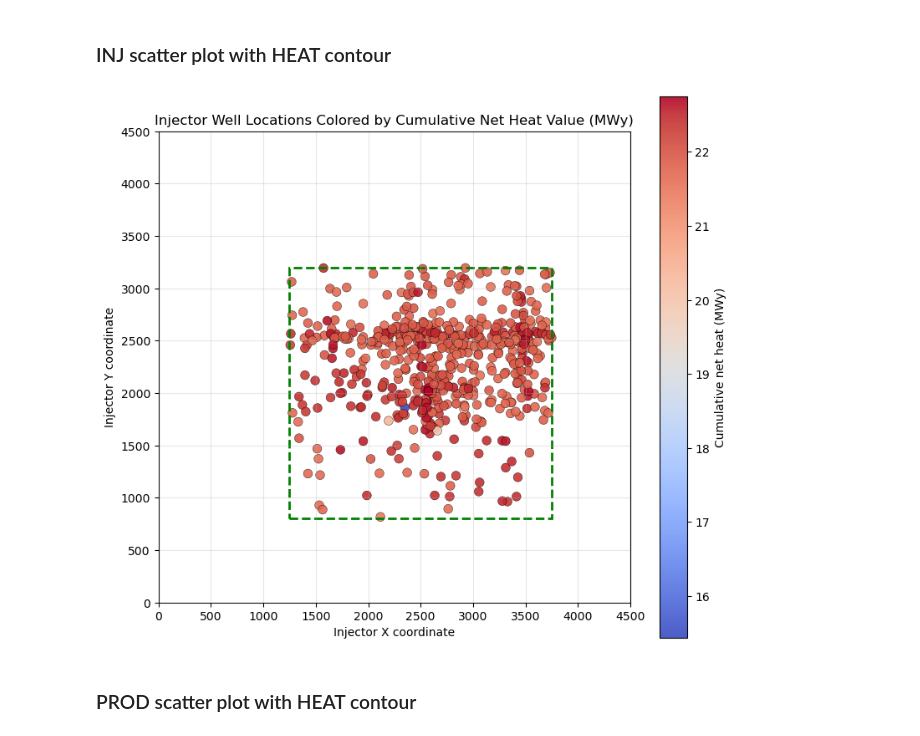
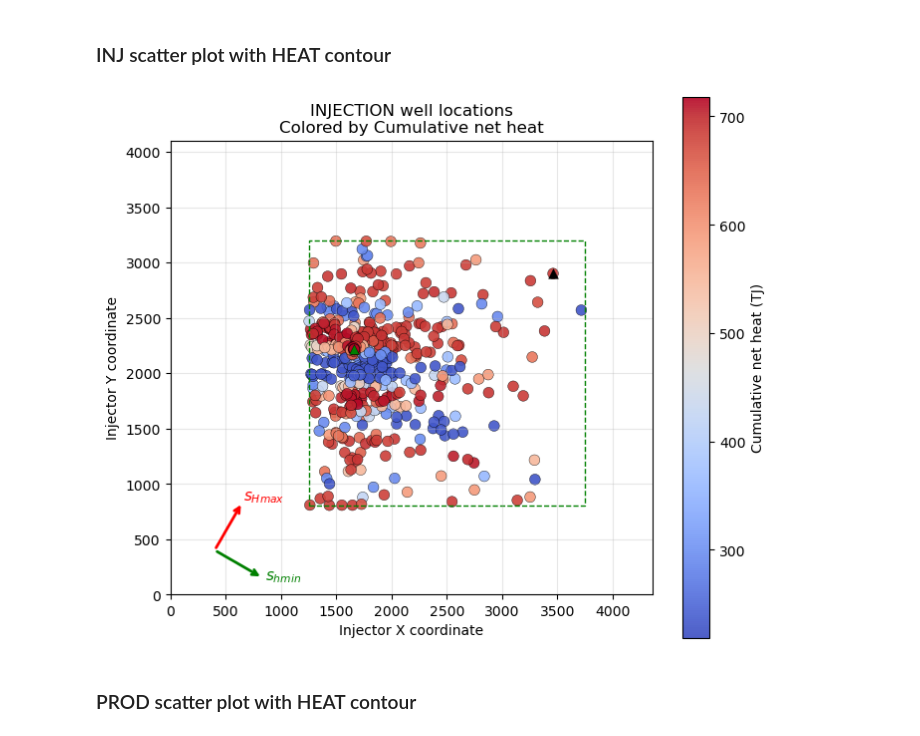
Before and after one commit to VITObelgium/URGENT_RiskManagementToolbox, a Jupyter notebook: examples/complex_model_geomech/postprocessing.ipynb, the cells around one changed output. Drawn from its saved outputs; the diff is of its cells as text; code cells hidden in the pictures.

```diff
--- a/examples/complex_model_geomech/postprocessing.ipynb
+++ b/examples/complex_model_geomech/postprocessing.ipynb
@@ -17,7 +17,7 @@ from matplotlib import colors
 
 Specify zip file location
 # %%
-zipfile_path = Path("../../log/run_results_2026-05-01_12-22-27.zip")  # Update this path to your ZIP file
+zipfile_path = Path("../../log/run_results_a2863f16_2026-05-23_06-21-49_COMPLETED.zip")  # Update this path to your ZIP file
 print(zipfile_path.resolve())
 
 # Specify search bounds from optimization configuration
@@ -263,6 +263,11 @@ def prepare_generation_summary_for_plot(df_objectivefunction):
 # %%
 df_controlvector = load_control_vector_logger(zipfile_path, target_name="control_vector_logger.csv")
 cols = infer_required_columns(df_controlvector)
+
+# Energy unit conversion from MWy to TJ (1 MWy = 31.558 Tj)
+conv = 31.558
+heat_cols1 = [c for c in df_controlvector.columns if "Heat" in c]
+df_controlvector[heat_cols1] = df_controlvector[heat_cols1] * conv
 
 print("Detected columns:")
 for key, value in cols.items():
@@ -278,6 +283,9 @@ display(optimized_case)
 
 df_objectivefunction = load_generation_summary(zipfile_path)
 df_plot_summary, ind_cols = prepare_generation_summary_for_plot(df_objectivefunction)
+
+heat_cols2 = [c for c in df_plot_summary.columns if "Heat" in c]
+df_plot_summary[heat_cols2] = df_plot_summary[heat_cols2] * conv
 # %% [output]
 Loaded 'control_vector_logger.csv' from ZIP archive.
 Columns found:
@@ -458,55 +523,77 @@ plot_combined_well_locations(df_controlvector, cols)
 ### INJ scatter plot with HEAT contour
 # %%
 def plot_injector_by_objective(df_cv, cols):
-    fig, ax = plt.subplots(figsize=(8, 7))
+    fig, ax = plt.subplots(figsize=(7, 6))
 
     norm = colors.Normalize(
         vmin=df_cv[cols["objective"]].min(),
         vmax=df_cv[cols["objective"]].max()
     )
 
-    sc = ax.scatter(
-        df_cv[cols["inj_x"]],
-        df_cv[cols["inj_y"]],
-        c=df_cv[cols["objective"]],
-        cmap="coolwarm",
-        norm=norm,
-        s=60,
-        edgecolor="black",
-        linewidth=0.3,
-        alpha=0.9
-    )
+
+    # Optional trimming to focus on higher objective values
+    trimmed = False
+    df_trimmed = df_cv[df_cv[cols["objective"]] > 700.00]
+
+    if trimmed:
+        sc = ax.scatter(
+            df_trimmed[cols["inj_x"]],
+            df_trimmed[cols["inj_y"]],
+            c=df_trimmed[cols["objective"]],
+            cmap="coolwarm",
+            norm=norm,
+            s=60,
+            edgecolor="black",
+            linewidth=0.3,
+            alpha=0.9)
+    else:
+        sc = ax.scatter(
+            df_cv[cols["inj_x"]],
+            df_cv[cols["inj_y"]],
+            c=df_cv[cols["objective"]],
+            cmap="coolwarm",
+            norm=norm,
+            s=60,
+            edgecolor="black",
+            linewidth=0.3,
+            alpha=0.9)
 
     # draw optimizer search bounds rectangle if all limits are provided
     rect = Rectangle(
         (search_xmin, search_ymin),
          search_xmax - search_xmin,
          search_ymax - search_ymin,
             fill=False,
             edgecolor="green",
             linestyle="--",
-            linewidth=2,
+            linewidth=1,
             label="Search bounds"
         )
 
+    # Base case and optimized case points
+    add_casepoints_inj(ax)
+
+    # Stress direction arrows
+    add_stress_arrows(ax, origin=(400, 400), length=500)
+
     cbar = plt.colorbar(sc, ax=ax)
-    cbar.set_label("Cumulative net heat (MWy)")
+    cbar.set_label("Cumulative net heat (TJ)")
 
     ax.add_patch(rect)
-    ax.set_xlim(0, 4500)
-    ax.set_ylim(0, 4500)
+    ax.set_xlim(0, 4360)
+    ax.set_ylim(0, 4100)
     ax.set_xlabel("Injector X coordinate")
     ax.set_ylabel("Injector Y coordinate")
-    ax.set_title("Injector Well Locations Colored by Cumulative Net Heat Value (MWy)")
+    ax.set_title("INJECTION well locations\nColored by Cumulative net heat")
     ax.grid(True, alpha=0.3)
     ax.set_aspect("equal", adjustable="box")
 
     plt.tight_layout()
     plt.show()
 
 plot_injector_by_objective(df_controlvector, cols)
 # %% [output]
-[figure, old version]
+[figure, new version]
 # %% [markdown]
 ### PROD scatter plot with HEAT contour
 # %%
```
Also changed, not shown: parts of 6 cells of this notebook, 20 other files.
